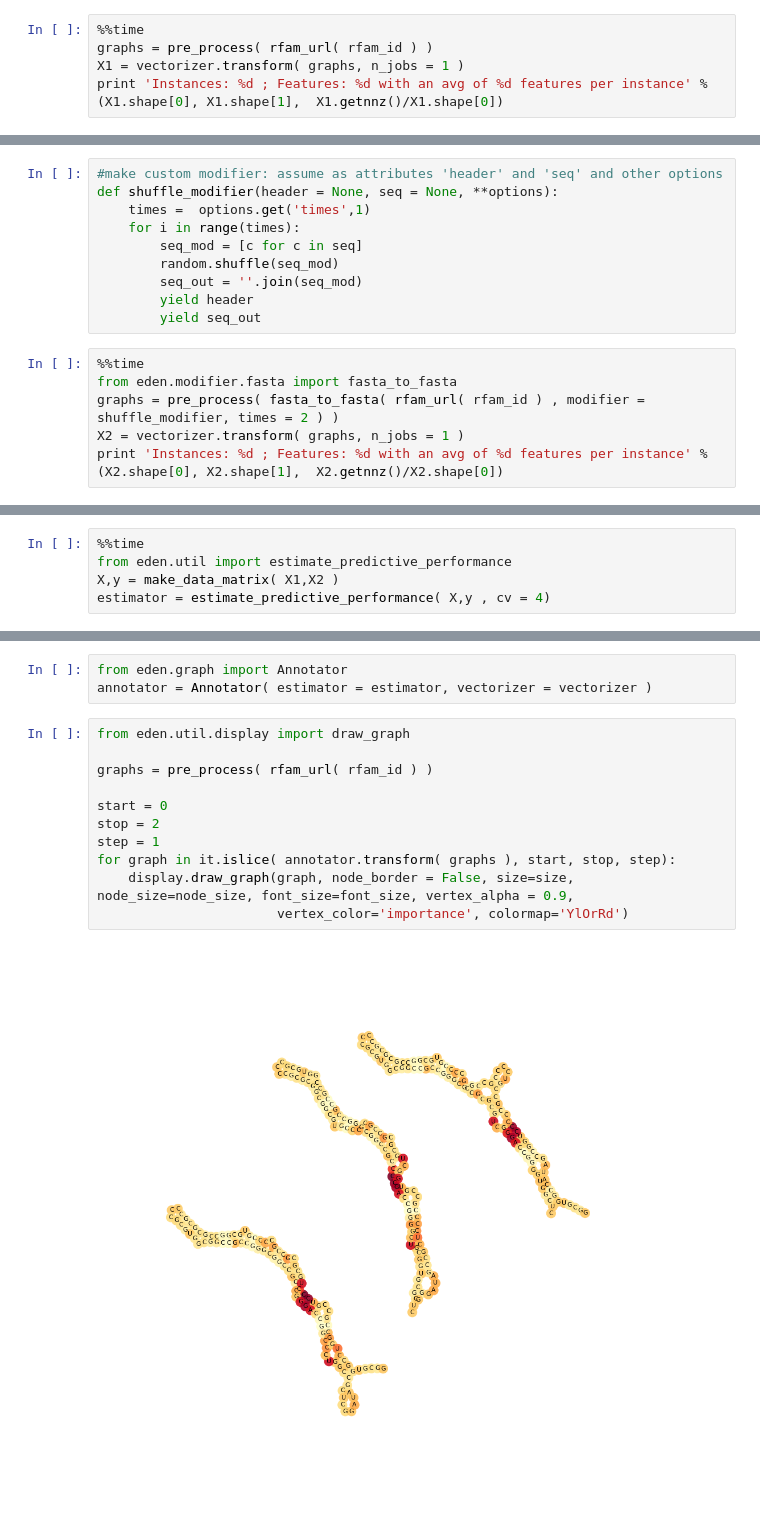
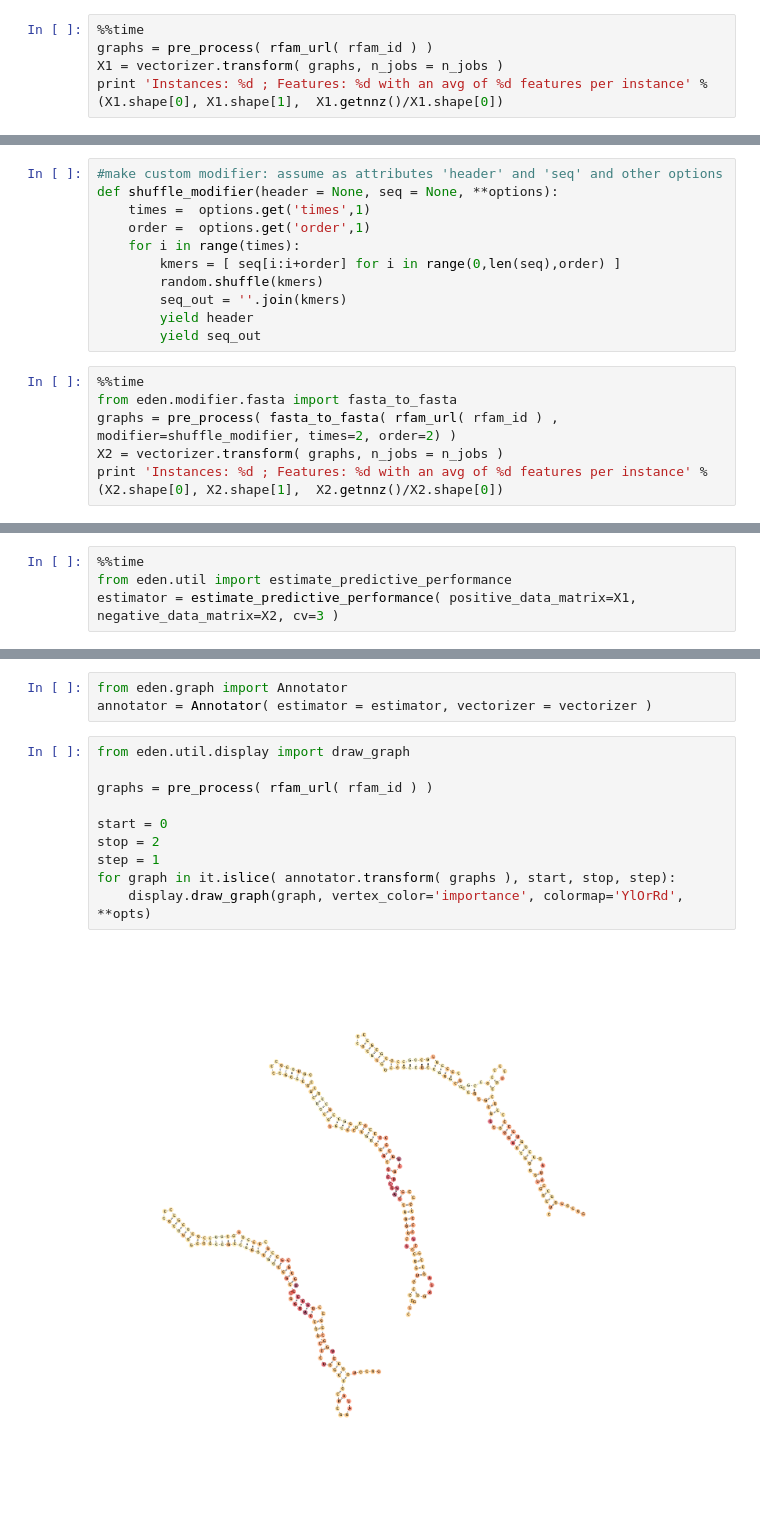
Before and after one commit to fabriziocosta/EDeN, a Jupyter notebook: examples/x 2 RNA.ipynb, the cells around one changed output, grey strips where cells are left out. Cells and saved outputs as stored; diff of their text form.

```diff
--- a/examples/x 2 RNA.ipynb
+++ b/examples/x 2 RNA.ipynb
@@ -208,6 +178,6 @@ depending on the number of instances and the desired resolution, the procedure c
 # %%
 %%time
 graphs = pre_process( rfam_url( rfam_id ) )
-X1 = vectorizer.transform( graphs, n_jobs = 1 )
+X1 = vectorizer.transform( graphs, n_jobs = n_jobs )
 print 'Instances: %d ; Features: %d with an avg of %d features per instance' % (X1.shape[0], X1.shape[1],  X1.getnnz()/X1.shape[0])
 # %% [output]
@@ -222,16 +192,17 @@ repeat the procedure on a different RNA family that will be used as negative cla
 #make custom modifier: assume as attributes 'header' and 'seq' and other options
 def shuffle_modifier(header = None, seq = None, **options):
     times =  options.get('times',1)
+    order =  options.get('order',1)
     for i in range(times):
-        seq_mod = [c for c in seq]
-        random.shuffle(seq_mod)
-        seq_out = ''.join(seq_mod)
+        kmers = [ seq[i:i+order] for i in range(0,len(seq),order) ]
+        random.shuffle(kmers)
+        seq_out = ''.join(kmers)
         yield header
         yield seq_out
 # %%
 %%time
 from eden.modifier.fasta import fasta_to_fasta
-graphs = pre_process( fasta_to_fasta( rfam_url( rfam_id ) , modifier = shuffle_modifier, times = 2 ) )
-X2 = vectorizer.transform( graphs, n_jobs = 1 )
+graphs = pre_process( fasta_to_fasta( rfam_url( rfam_id ) , modifier=shuffle_modifier, times=2, order=2) )
+X2 = vectorizer.transform( graphs, n_jobs = n_jobs )
 print 'Instances: %d ; Features: %d with an avg of %d features per instance' % (X2.shape[0], X2.shape[1],  X2.getnnz()/X2.shape[0])
 # %% [output]
@@ -246,7 +217,6 @@ Fit a predictor
 # %%
 %%time
 from eden.util import estimate_predictive_performance
-X,y = make_data_matrix( X1,X2 )
-estimator = estimate_predictive_performance( X,y , cv = 4)
+estimator = estimate_predictive_performance( positive_data_matrix=X1, negative_data_matrix=X2, cv=3 )
 # %% [output]
 Classifier:
@@ -282,13 +252,12 @@ annotator = Annotator( estimator = estimator, vectorizer = vectorizer )
 # %%
 from eden.util.display import draw_graph
 
 graphs = pre_process( rfam_url( rfam_id ) )
 
 start = 0
 stop = 2
 step = 1
 for graph in it.islice( annotator.transform( graphs ), start, stop, step):
-    display.draw_graph(graph, node_border = False, size=size, node_size=node_size, font_size=font_size, vertex_alpha = 0.9,
-                       vertex_color='importance', colormap='YlOrRd')
+    display.draw_graph(graph, vertex_color='importance', colormap='YlOrRd', **opts)
 # %% [output]
-[figure, old version]
+[figure, new version]
```
Also changed, not shown: parts of 18 cells of this notebook, 4 other files.
